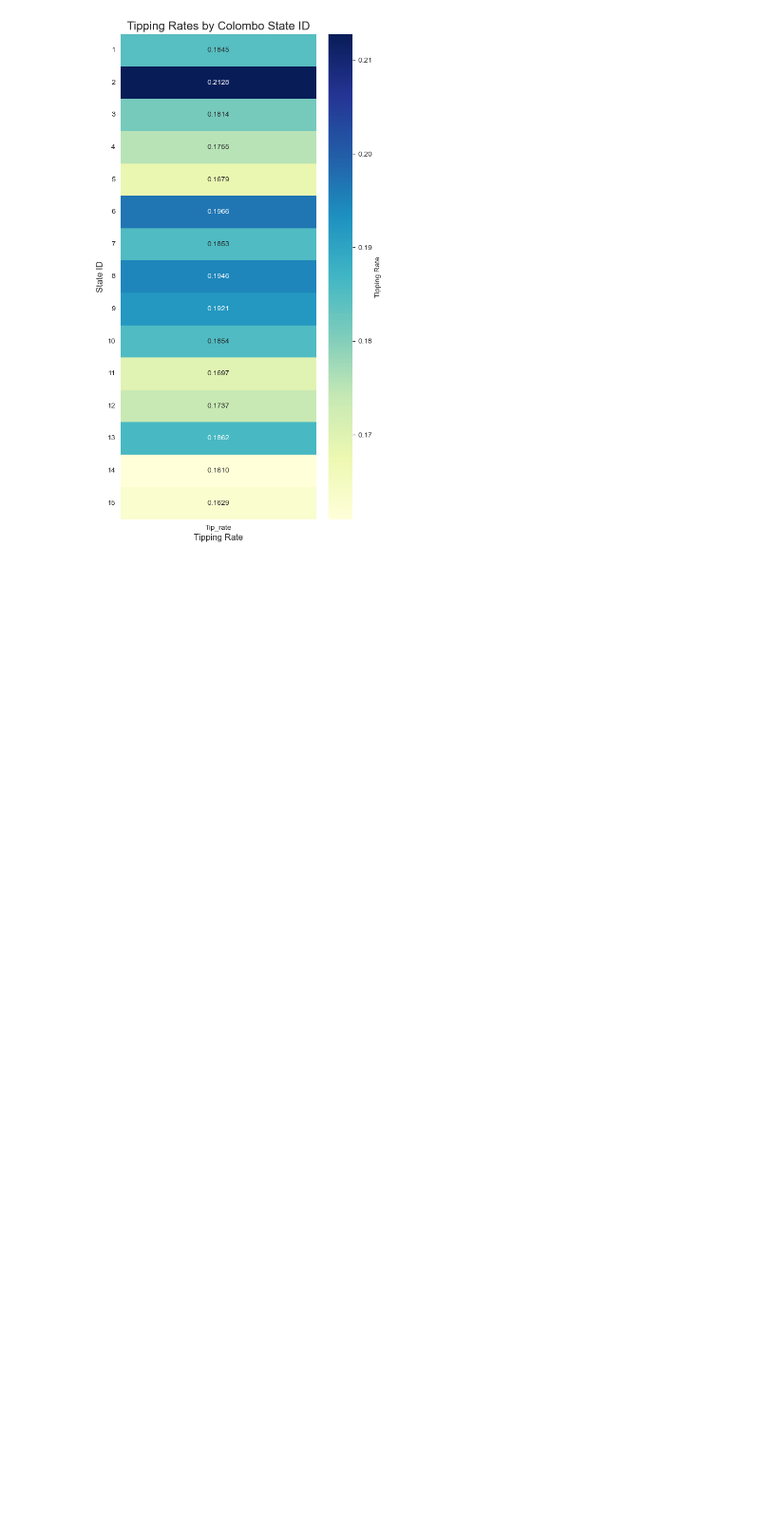
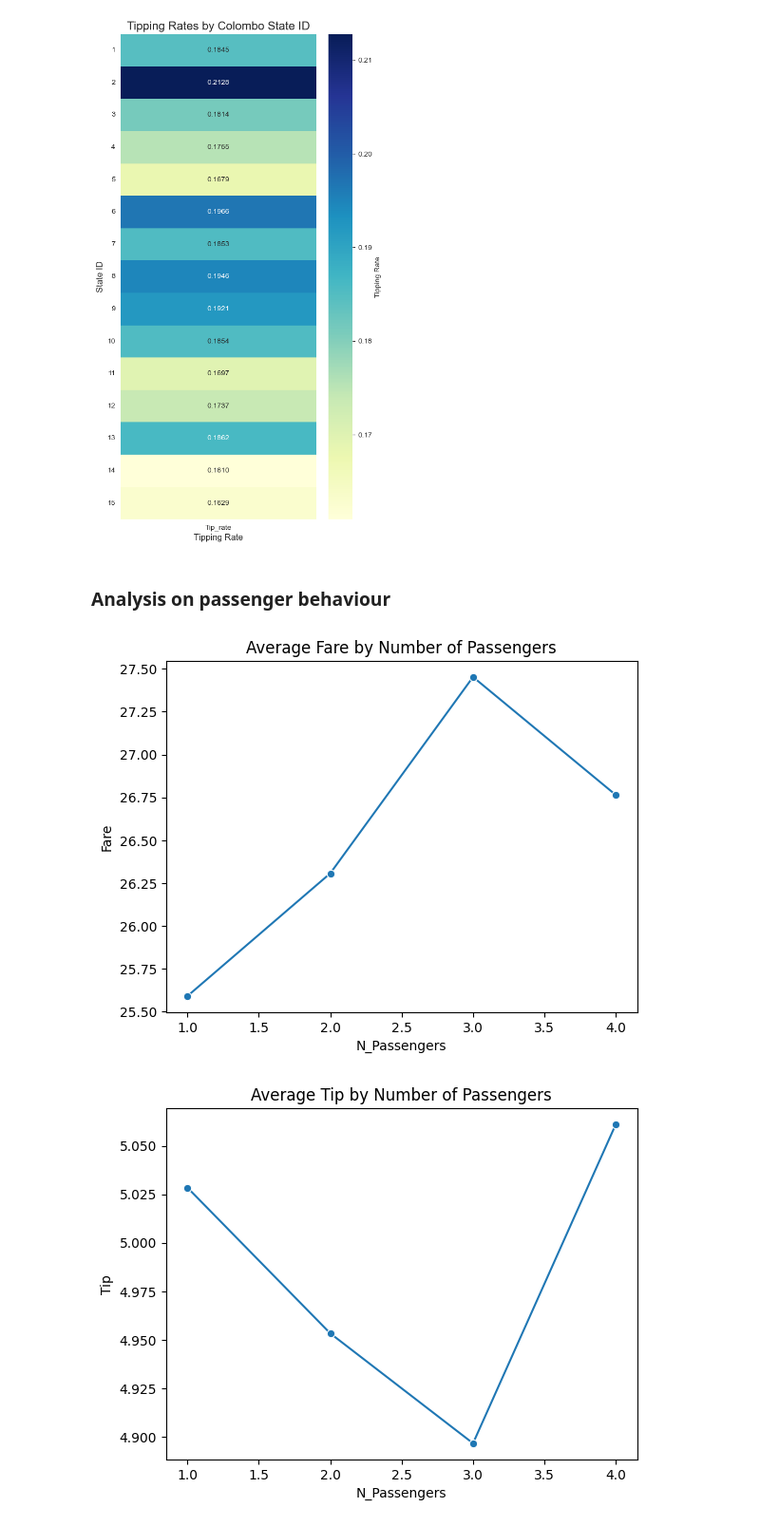
Before and after one commit to KituniDevma/Cab_use_case, a Jupyter notebook: analysis/EDA.ipynb, the cells around one changed output. Shown at 95% size. Saved outputs shown, nothing was run; the diff lists cells and outputs as text; code cells hidden in the pictures; blank space fills up the shorter version.

Commit message:
analysis 1

```diff
--- a/analysis/EDA.ipynb
+++ b/analysis/EDA.ipynb
@@ -26,7 +39,7 @@ def load_data(data_path):
 
     return df
 
-df = load_data(parameters["data_path"])
+df = load_data(parameters["paths"]["analysis_data_path"])
 df.head()
 # %% [output]
 |  | Cab_Driver_ID | Gender | PickUp_Colombo_ID | DropOff_Colombo_ID | N_Passengers | Date | PickUp_Time | ... |
@@ -892,3 +905,37 @@ PickUp_Colombo_ID
 4                  0.175485
 5                  0.167917
 [figure]
+# %% [markdown]
+### Analysis on passenger behaviour
+# %%
+def analyze_passenger_impact(df):
+    """
+    Analyze the impact of the number of passengers on tips and fares.
+
+    Args:
+        df (pd.DataFrame): DataFrame containing 'N_Passengers', 'Tip', and 'Total_Amount'.
+
+    Returns:
+        pd.DataFrame: Average tips and fares by number of passengers.
+    """
+    # Calculate Fare
+    df['Fare'] = df['Total_Amount'] - df['Tip']
+
+    # Group by Number of Passengers
+    passengers_analysis = df.groupby('N_Passengers')[['Tip', 'Fare']].mean().reset_index()
+
+    # Visualization
+    sns.lineplot(data=passengers_analysis, x='N_Passengers', y='Fare', marker='o')
+    plt.title("Average Fare by Number of Passengers")
+    plt.show()
+
+    sns.lineplot(data=passengers_analysis, x='N_Passengers', y='Tip', marker='o')
+    plt.title("Average Tip by Number of Passengers")
+    plt.show()
+
+    return passengers_analysis
+
+passenger_analysis = analyze_passenger_impact(df)
+# %% [output]
+[figure, added]
+[figure, added]
```
Also changed, not shown: parts of 4 cells of this notebook, 4 other files.
